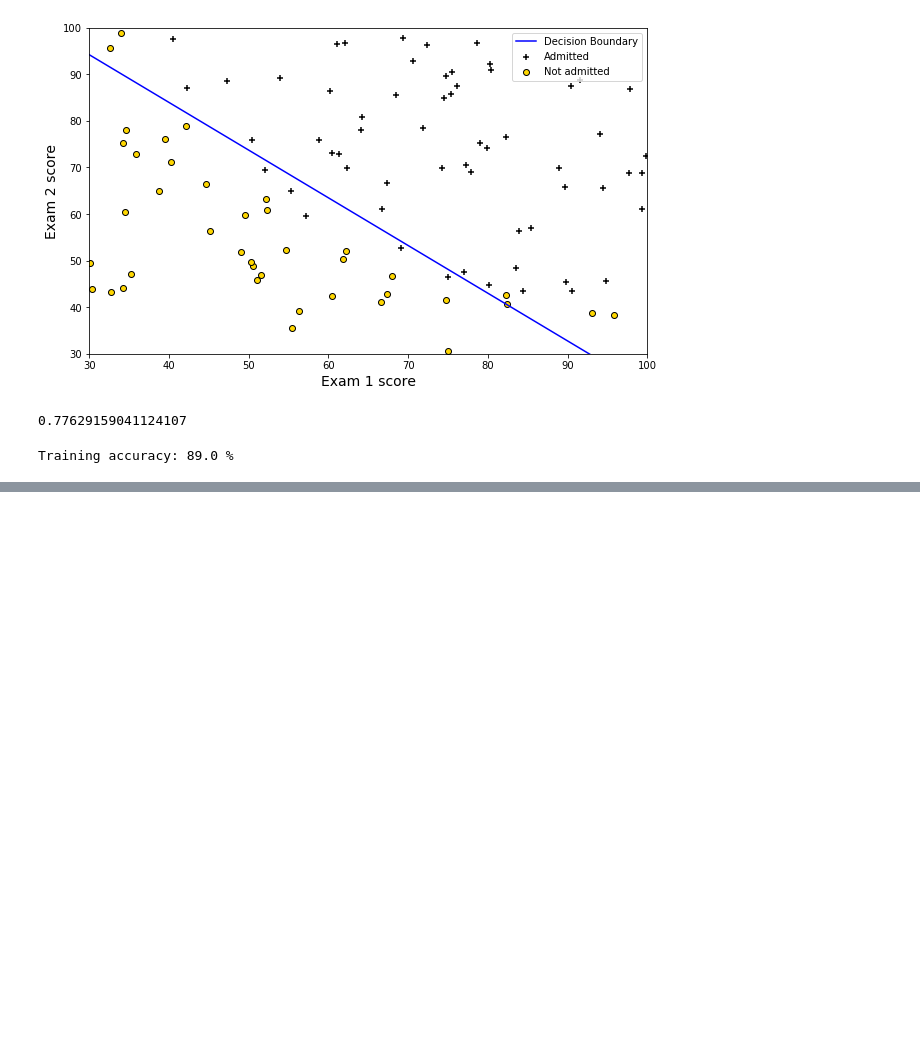
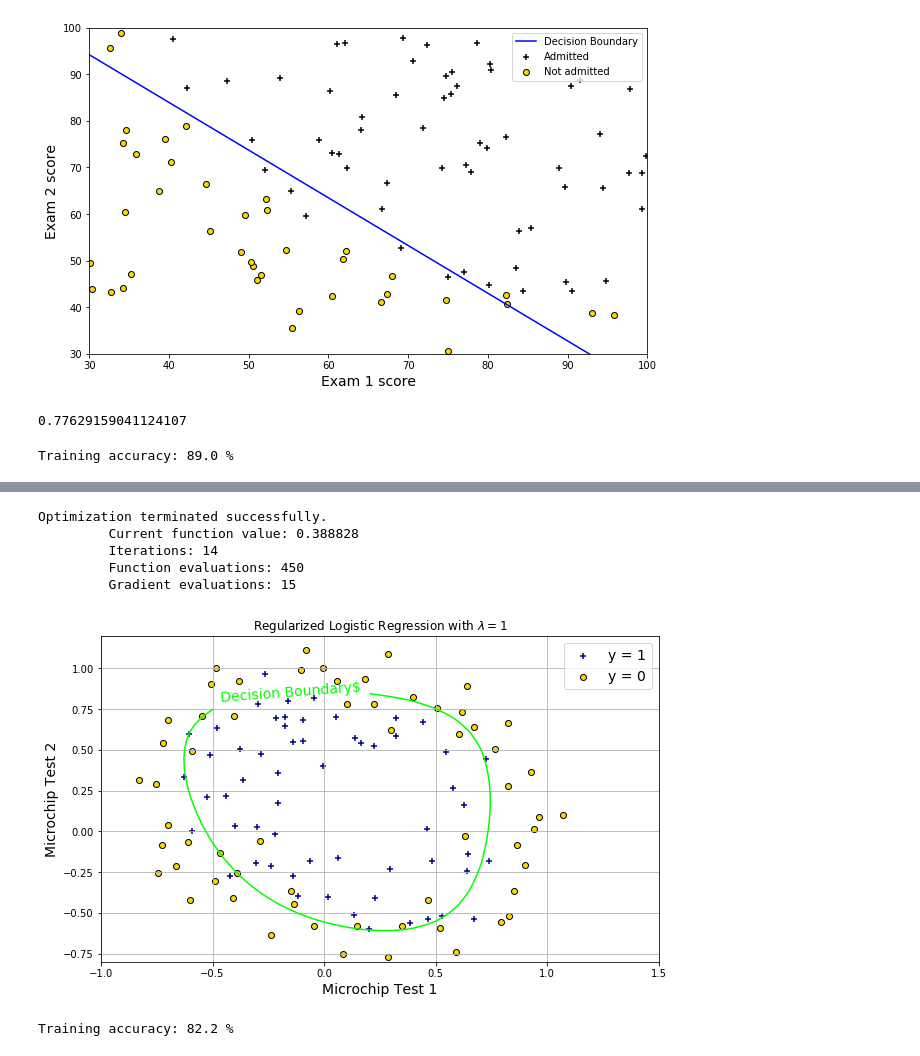
Before and after one commit to les67/MachineLearning_CourseraNg, a Jupyter notebook: ex2/ex2.ipynb, the cells around one changed output, grey strips where cells are left out. Drawn from its saved outputs; the diff is of its cells as text; code cells hidden in the pictures; blank space fills up the shorter version.

```diff
--- a/ex2/ex2.ipynb
+++ b/ex2/ex2.ipynb
@@ -289,0 +541,51 @@ Training accuracy: 89.0 %
+# %%
+# Get optimal theta
+#theta = np.ones(np.shape(design)[1])
+theta = np.zeros(np.shape(design)[1])
+reg_param = 1
+#optimized_theta = minimize(costFunction,theta,args=(design,class_label,reg_param),tol=0.03725,method='BFGS',options={'disp':True})
+optimized_theta = minimize(costFunction,theta,args=(design,class_label,reg_param),tol=0.02,method='BFGS',options={'disp':True})
+optimized_theta = optimized_theta.x # x is the solution array
+# %% [output]
+Optimization terminated successfully.
+         Current function value: 0.388828
+         Iterations: 14
+         Function evaluations: 450
+         Gradient evaluations: 15
+# %%
+test1_min, test1_max = -1, 1.5
+test2_min, test2_max = -1, 1.5
+h = (test1_max-test1_min)/50 # step size in grid
+test1_range, test2_range = np.meshgrid(np.arange(test1_min, test1_max, h),np.arange(test2_min, test2_max, h))
+grid_predict = np.empty((np.shape(test1_range)[0],np.shape(test1_range)[1])) # allocate space for cost function over grid
+
+# Since the function costFunction() was not written to expect and "x" and a "y" but rather a theta_i = [x_i,y_i]
+# I can't call it directly with the mesh grid values. Rather I will loop through the values and evaluate it at each point
+for idx_test1,ii_test1 in enumerate(test1_range[0,:]):
+    for idx_test2,ii_test2 in enumerate(test2_range[:,0]):
+        temp_design, _ = mapFeature(ii_test1,ii_test2,degree=6) # get the expanded design matrix; ignore feature label return
+        grid_predict[idx_test2][idx_test1] = sigmoid(temp_design @ optimized_theta) # hypothesis function value at grid point
+# %%
+# Plot
+plt.figure()
+plt.grid(True)
+CS = plt.contour(test1_range,test2_range,grid_predict,levels=[0.5],colors='lime') # only plot where prediction = 0.5
+myfmt = { 0.5:'Decision Boundary$'} # key must match level plotted
+plt.clabel(CS, inline=True, fontsize=14, fmt=myfmt) # custom label with fmt; inline controls wether contour below label gets removed
+plt.scatter(test1[positive_cut],test2[positive_cut],marker='+',c='darkblue',edgecolors='k',label='y = 1')
+plt.scatter(test1[negative_cut],test2[negative_cut],marker='o',c='gold',edgecolors='k',label='y = 0')
+plt.xlim(-1,1.5)
+plt.ylim(-0.8,1.2)
+plt.legend(loc='upper right',fontsize=14)
+plt.xlabel('Microchip Test 1',fontsize=14)
+plt.ylabel('Microchip Test 2',fontsize=14)
+plt.title('Regularized Logistic Regression with $\lambda = 1$')
+plt.show()
+# %% [output]
+[figure, added]
+# %%
+# Prediction of our hypothesis (w/ optimized theta of course) on our training set
+prediction_label = prediction(optimized_theta,design)
+print('Training accuracy: {:0.1f} %'.format(accuracy(prediction_label,class_label)*100))
+# %% [output]
+Training accuracy: 82.2 %
```
Also changed, not shown: parts of 30 cells of this notebook.
